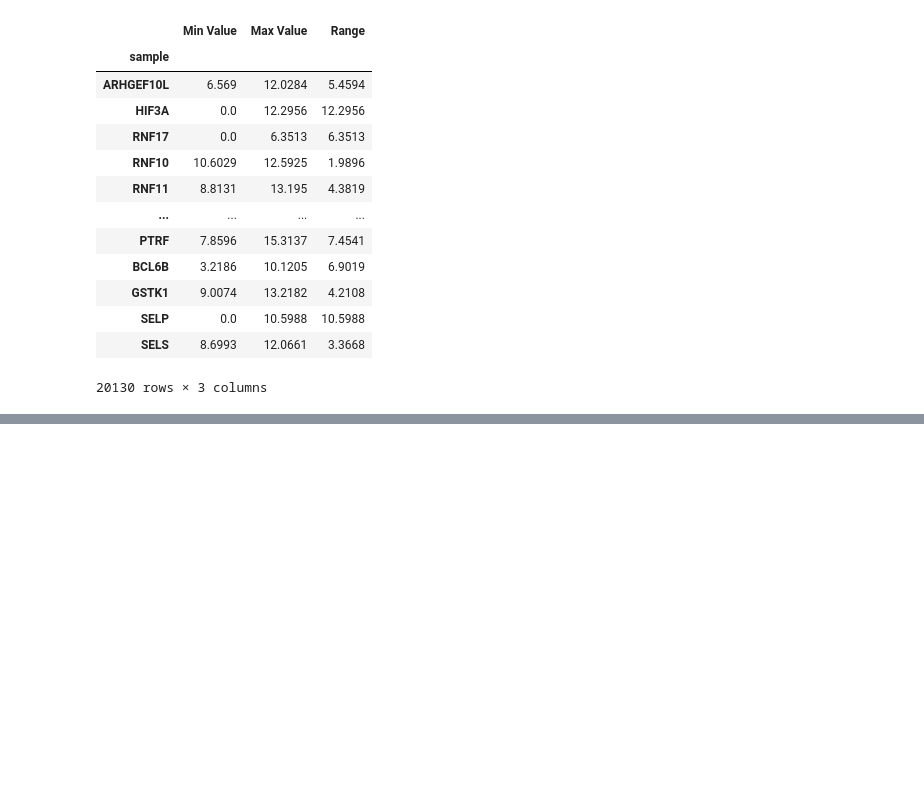
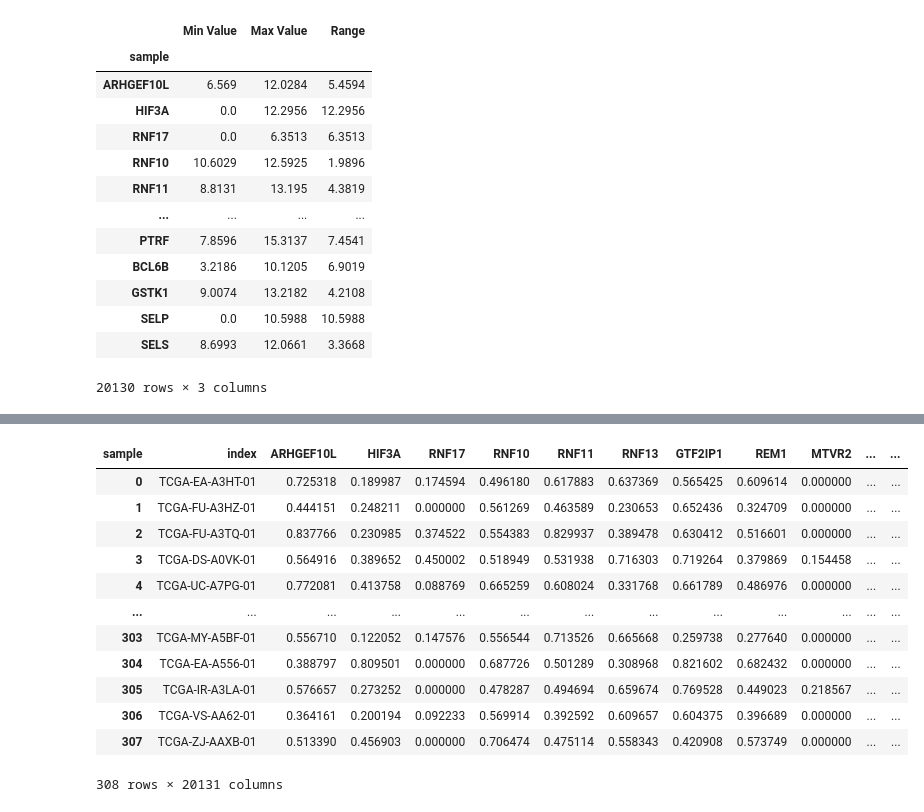
Before and after one commit to Ruvindya/ResearchProject-PreProcessing, a Jupyter notebook: HiSeqV2PreProcessing.ipynb, the cells around one changed output, grey strips where cells are left out. Drawn from its saved outputs; the diff is of its cells as text; code cells hidden in the pictures; blank space fills up the shorter version.

```diff
--- a/HiSeqV2PreProcessing.ipynb
+++ b/HiSeqV2PreProcessing.ipynb
@@ -408,2 +435,19 @@ normalized_df.head()
 5 rows × 20130 columns
+# %%
+normalized_df.reset_index(inplace=True)
+normalized_df
+# %% [output]
+| sample | index | ARHGEF10L | HIF3A | RNF17 | RNF10 | RNF11 | RNF13 | GTF2IP1 | REM1 | MTVR2 | ... | ... |
+| 0 | TCGA-EA-A3HT-01 | 0.725318 | 0.189987 | 0.174594 | 0.496180 | 0.617883 | 0.637369 | 0.565425 | 0.609614 | 0.000000 | ... | ... |
+| 1 | TCGA-FU-A3HZ-01 | 0.444151 | 0.248211 | 0.000000 | 0.561269 | 0.463589 | 0.230653 | 0.652436 | 0.324709 | 0.000000 | ... | ... |
+| 2 | TCGA-FU-A3TQ-01 | 0.837766 | 0.230985 | 0.374522 | 0.554383 | 0.829937 | 0.389478 | 0.630412 | 0.516601 | 0.000000 | ... | ... |
+| 3 | TCGA-DS-A0VK-01 | 0.564916 | 0.389652 | 0.450002 | 0.518949 | 0.531938 | 0.716303 | 0.719264 | 0.379869 | 0.154458 | ... | ... |
+| 4 | TCGA-UC-A7PG-01 | 0.772081 | 0.413758 | 0.088769 | 0.665259 | 0.608024 | 0.331768 | 0.661789 | 0.486976 | 0.000000 | ... | ... |
+| ... | ... | ... | ... | ... | ... | ... | ... | ... | ... | ... | ... | ... |
+| 303 | TCGA-MY-A5BF-01 | 0.556710 | 0.122052 | 0.147576 | 0.556544 | 0.713526 | 0.665668 | 0.259738 | 0.277640 | 0.000000 | ... | ... |
+| 304 | TCGA-EA-A556-01 | 0.388797 | 0.809501 | 0.000000 | 0.687726 | 0.501289 | 0.308968 | 0.821602 | 0.682432 | 0.000000 | ... | ... |
+| 305 | TCGA-IR-A3LA-01 | 0.576657 | 0.273252 | 0.000000 | 0.478287 | 0.494694 | 0.659674 | 0.769528 | 0.449023 | 0.218567 | ... | ... |
+| 306 | TCGA-VS-AA62-01 | 0.364161 | 0.200194 | 0.092233 | 0.569914 | 0.392592 | 0.609657 | 0.604375 | 0.396689 | 0.000000 | ... | ... |
+| 307 | TCGA-ZJ-AAXB-01 | 0.513390 | 0.456903 | 0.000000 | 0.706474 | 0.475114 | 0.558343 | 0.420908 | 0.573749 | 0.000000 | ... | ... |
+308 rows × 20131 columns
 # %%
```
Also changed, not shown: parts of 4 cells of this notebook.
